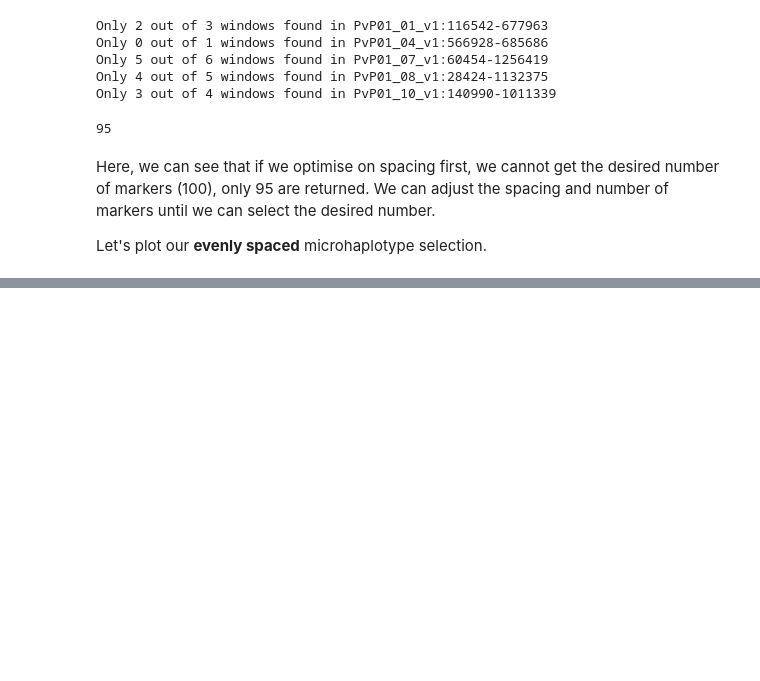
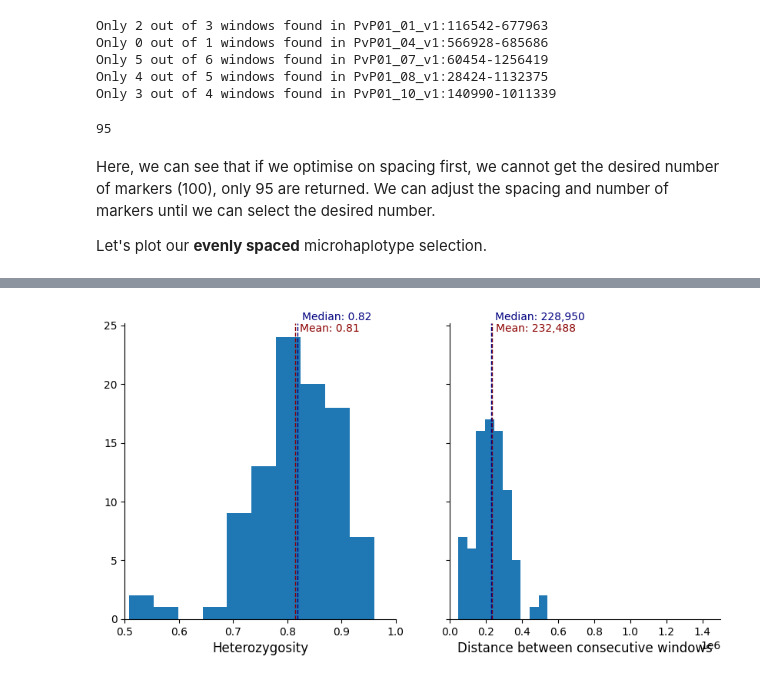
Before and after one commit to svsiegel/vivax-mhaps, a Jupyter notebook: notebooks/2_selection_from_microhaplotype_candidates.ipynb, the cells around one changed output, grey strips where cells are left out. Cells and saved outputs as stored; diff of their text form; code cells hidden in the pictures; blank space fills up the shorter version.

```diff
--- a/notebooks/2_selection_from_microhaplotype_candidates.ipynb
+++ b/notebooks/2_selection_from_microhaplotype_candidates.ipynb
@@ -392,2 +470,6 @@ plot_markers(windows_subset.loc[even_muhap_list], pv_regions.sort_values(["chrom
+# %%
+plot_panel_stats(windows_subset.loc[even_muhap_list])
+# %% [output]
+[figure, added]
 # %% [markdown]
 As we can see, there is a definite improvement in spacing of markers, however, a drawback to this approach is that we could be ignoring good microhaplotype windows with high informativeness by insisting that the spacing be consistent between markers.
```
Also changed, not shown: parts of 33 cells of this notebook.
